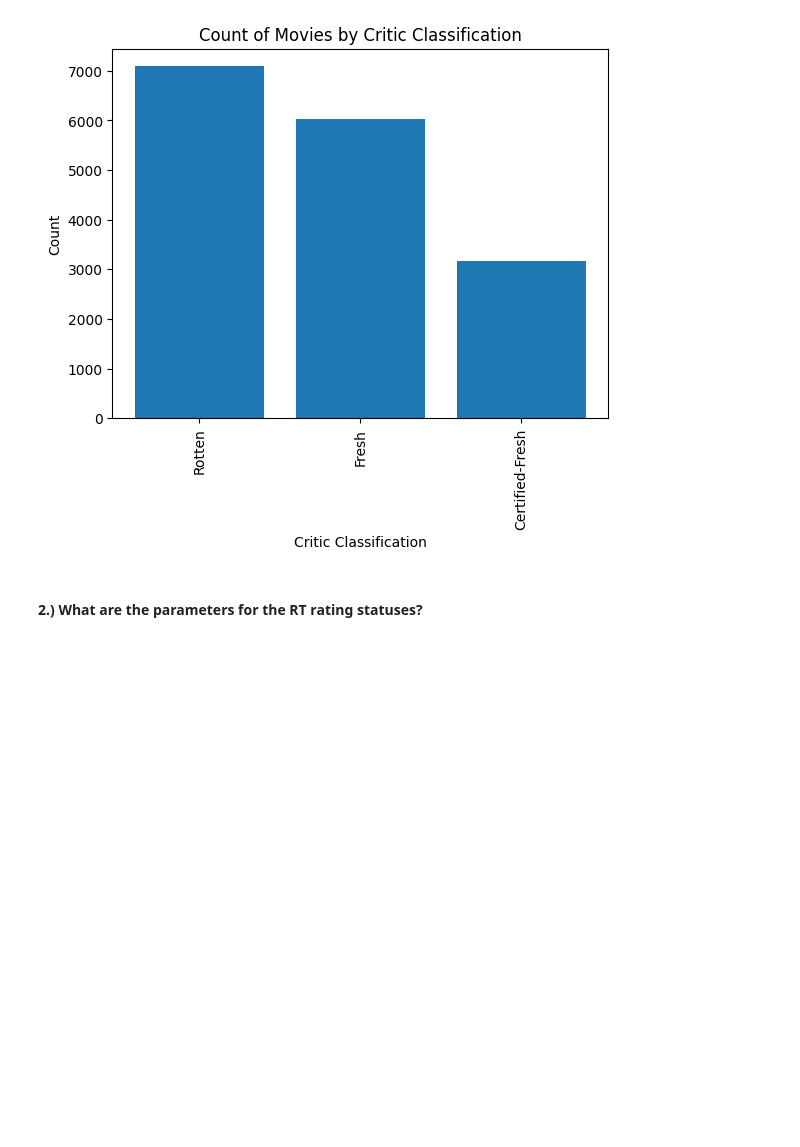
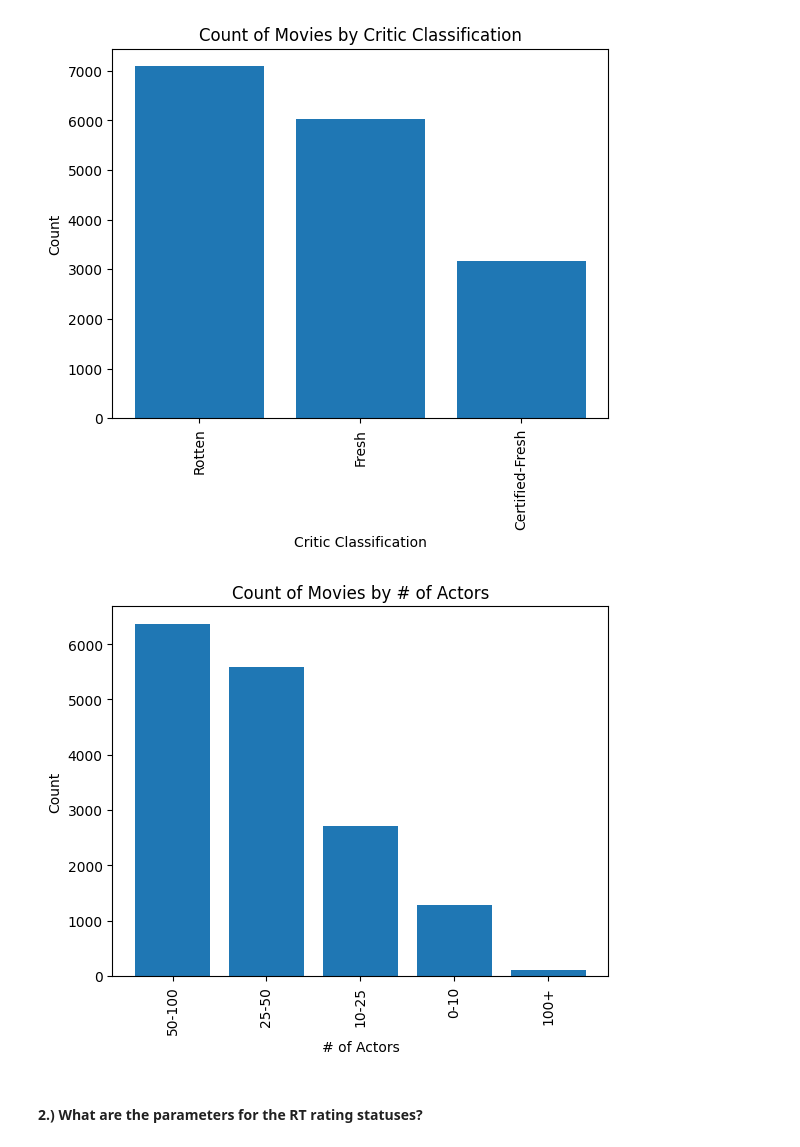
Before and after one commit to statzenthusiast921/rotten-tomatoes-analysis, a Jupyter notebook: notebooks/Rotten Tomatoes EDA 01.16.23.ipynb, the cells around one changed output. Drawn from its saved outputs; the diff is of its cells as text; code cells hidden in the pictures; blank space fills up the shorter version.

```diff
--- a/notebooks/Rotten Tomatoes EDA 01.16.23.ipynb
+++ b/notebooks/Rotten Tomatoes EDA 01.16.23.ipynb
@@ -143,6 +146,13 @@ make_bar_chart_from_frequencies(
 )
 # %% [output]
 [figure]
+# %%
+# of Actors count
+make_bar_chart_from_frequencies(
+    'num_actors_group',len(df['num_actors_group'].value_counts()),'# of Actors'
+)
+# %% [output]
+[figure, added]
 # %% [markdown]
 #### 2.) What are the parameters for the RT rating statuses?
 # %%
```
Also changed, not shown: parts of 26 cells of this notebook.
